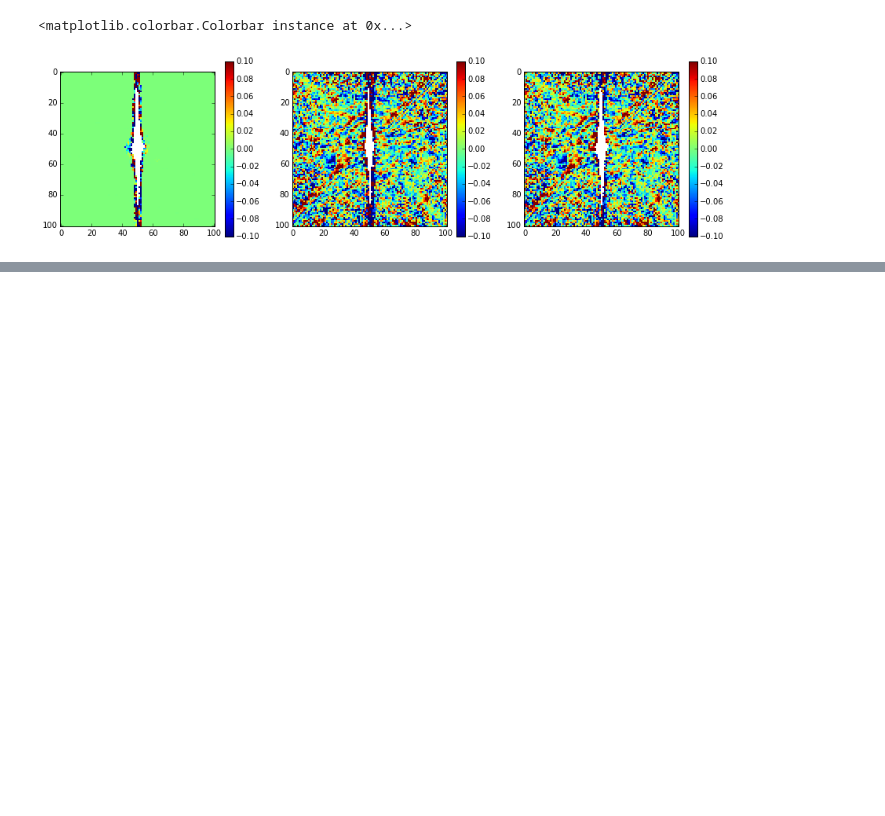
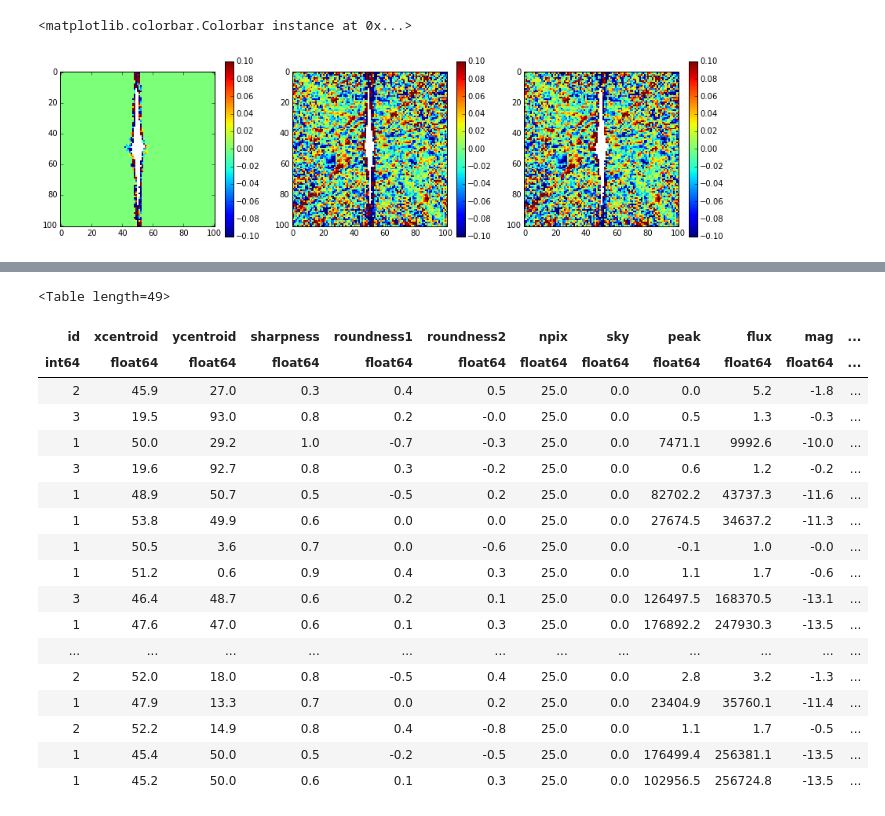
Before and after one commit to hamogu/Cepheids, a Jupyter notebook: snapshotprogram.ipynb, the cells around one changed output, grey strips where cells are left out. Saved outputs shown, nothing was run; the diff lists cells and outputs as text; code cells hidden in the pictures; blank space fills up the shorter version.

```diff
--- a/snapshotprogram.ipynb
+++ b/snapshotprogram.ipynb
@@ -207,0 +385,22 @@ res = asyncres.get()
+# %%
+initial_sources
+# %% [output]
+<Table length=49>
+| id | xcentroid | ycentroid | sharpness | roundness1 | roundness2 | npix | sky | peak | flux | mag | ... |
+| int64 | float64 | float64 | float64 | float64 | float64 | float64 | float64 | float64 | float64 | float64 | ... |
+| 2 | 45.9 | 27.0 | 0.3 | 0.4 | 0.5 | 25.0 | 0.0 | 0.0 | 5.2 | -1.8 | ... |
+| 3 | 19.5 | 93.0 | 0.8 | 0.2 | -0.0 | 25.0 | 0.0 | 0.5 | 1.3 | -0.3 | ... |
+| 1 | 50.0 | 29.2 | 1.0 | -0.7 | -0.3 | 25.0 | 0.0 | 7471.1 | 9992.6 | -10.0 | ... |
+| 3 | 19.6 | 92.7 | 0.8 | 0.3 | -0.2 | 25.0 | 0.0 | 0.6 | 1.2 | -0.2 | ... |
+| 1 | 48.9 | 50.7 | 0.5 | -0.5 | 0.2 | 25.0 | 0.0 | 82702.2 | 43737.3 | -11.6 | ... |
+| 1 | 53.8 | 49.9 | 0.6 | 0.0 | 0.0 | 25.0 | 0.0 | 27674.5 | 34637.2 | -11.3 | ... |
+| 1 | 50.5 | 3.6 | 0.7 | 0.0 | -0.6 | 25.0 | 0.0 | -0.1 | 1.0 | -0.0 | ... |
+| 1 | 51.2 | 0.6 | 0.9 | 0.4 | 0.3 | 25.0 | 0.0 | 1.1 | 1.7 | -0.6 | ... |
+| 3 | 46.4 | 48.7 | 0.6 | 0.2 | 0.1 | 25.0 | 0.0 | 126497.5 | 168370.5 | -13.1 | ... |
+| 1 | 47.6 | 47.0 | 0.6 | 0.1 | 0.3 | 25.0 | 0.0 | 176892.2 | 247930.3 | -13.5 | ... |
+| ... | ... | ... | ... | ... | ... | ... | ... | ... | ... | ... | ... |
+| 2 | 52.0 | 18.0 | 0.8 | -0.5 | 0.4 | 25.0 | 0.0 | 2.8 | 3.2 | -1.3 | ... |
+| 1 | 47.9 | 13.3 | 0.7 | 0.0 | 0.2 | 25.0 | 0.0 | 23404.9 | 35760.1 | -11.4 | ... |
+| 2 | 52.2 | 14.9 | 0.8 | 0.4 | -0.8 | 25.0 | 0.0 | 1.1 | 1.7 | -0.5 | ... |
+| 1 | 45.4 | 50.0 | 0.5 | -0.2 | -0.5 | 25.0 | 0.0 | 176499.4 | 256381.1 | -13.5 | ... |
+| 1 | 45.2 | 50.0 | 0.6 | 0.1 | 0.3 | 25.0 | 0.0 | 102956.5 | 256724.8 | -13.5 | ... |
```
Also changed, not shown: parts of 34 cells of this notebook.
